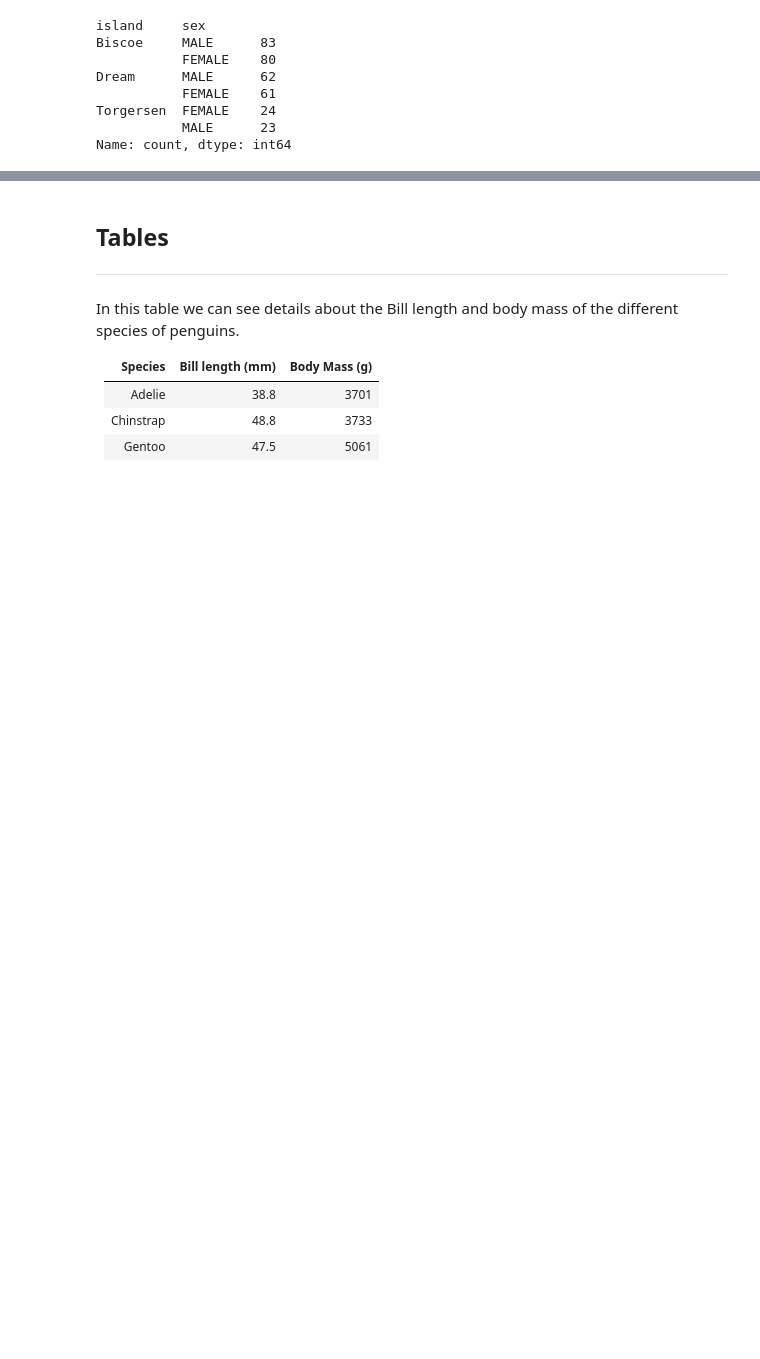
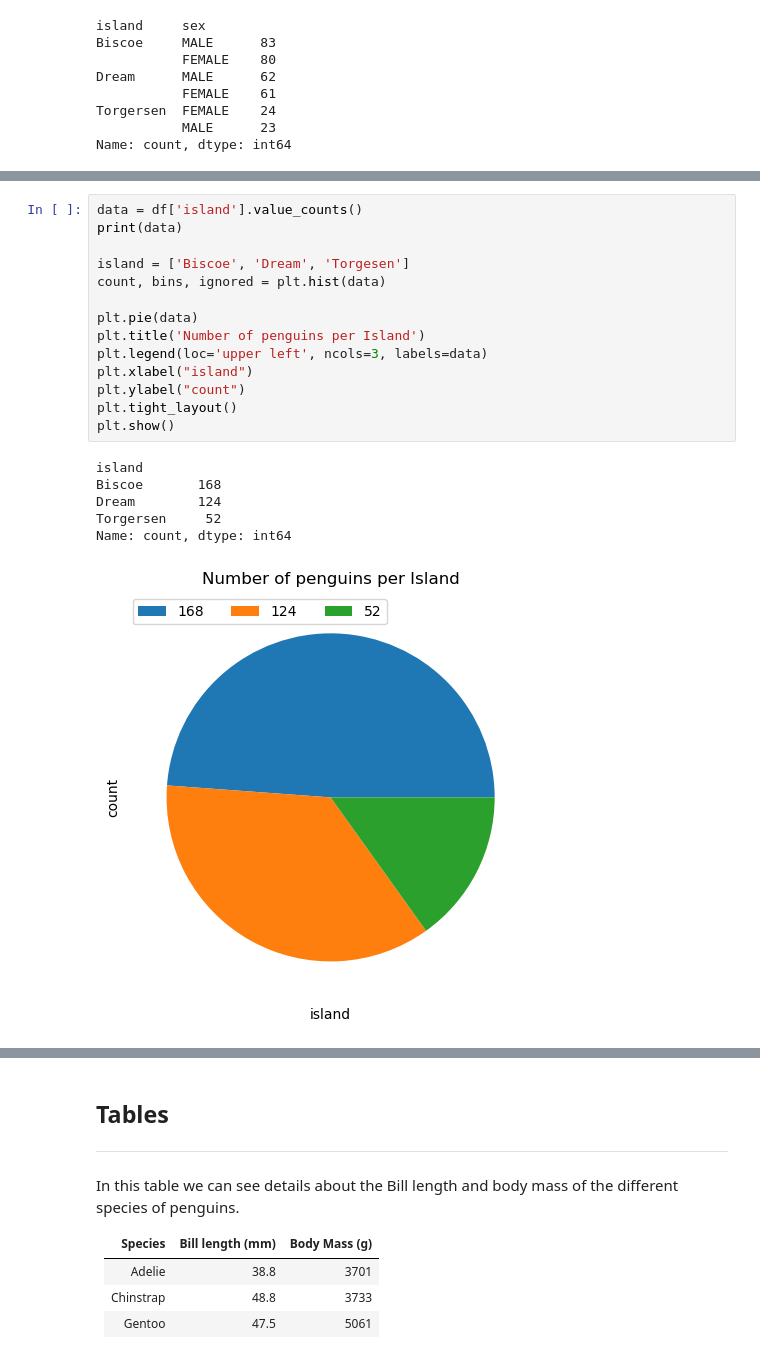
Before and after one commit to Jennyicano/myproject, a Jupyter notebook: penguins.ipynb, the cells around one changed output, grey strips where cells are left out. Cells and saved outputs as stored; diff of their text form; blank space fills up the shorter version.

```diff
--- a/penguins.ipynb
+++ b/penguins.ipynb
@@ -344,0 +380,21 @@ Name: count, dtype: int64
+# %%
+data = df['island'].value_counts()
+print(data)
+
+island = ['Biscoe', 'Dream', 'Torgesen']
+count, bins, ignored = plt.hist(data)
+
+plt.pie(data)
+plt.title('Number of penguins per Island')
+plt.legend(loc='upper left', ncols=3, labels=data)
+plt.xlabel("island")
+plt.ylabel("count")
+plt.tight_layout()
+plt.show()
+# %% [output]
+island
+Biscoe       168
+Dream        124
+Torgersen     52
+Name: count, dtype: int64
+[figure, added]
```
Also changed, not shown: parts of 2 cells of this notebook.
